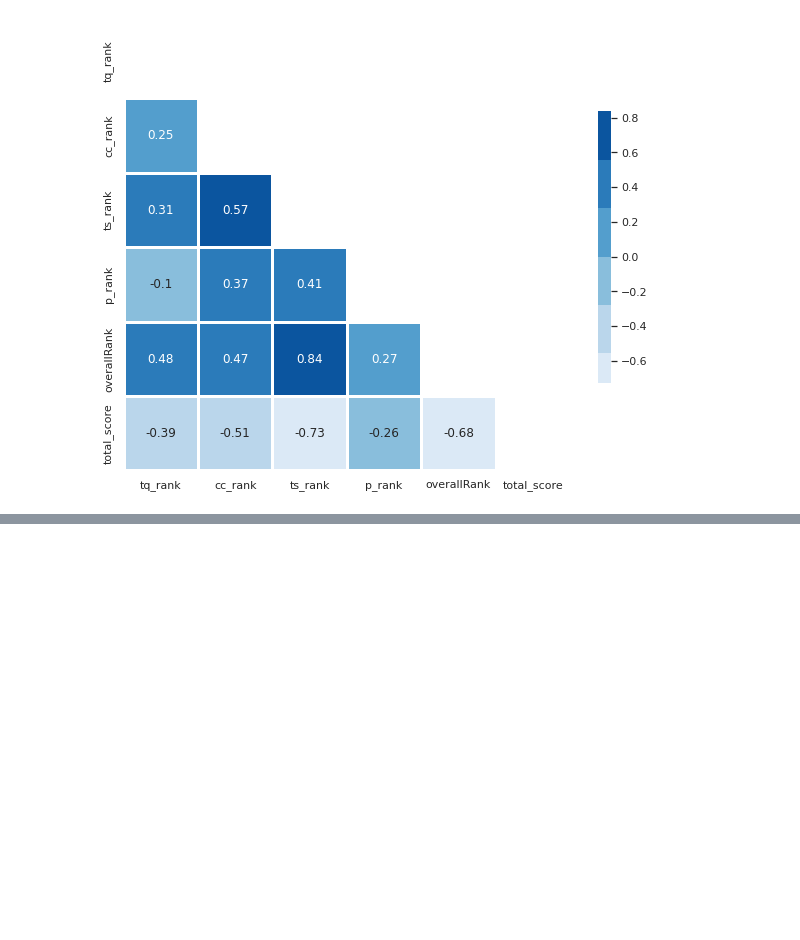
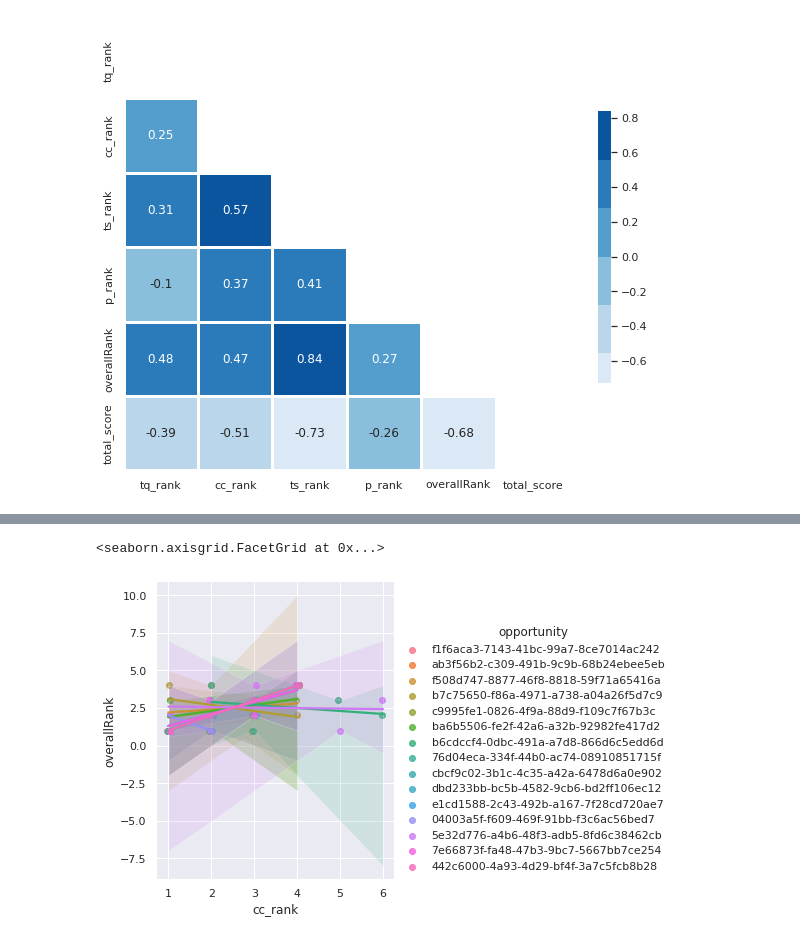
Before and after one commit to bdolor/sec-prediction, a Jupyter notebook: swu.ipynb, the cells around one changed output, grey strips where cells are left out. Drawn from its saved outputs; the diff is of its cells as text; code cells hidden in the pictures; blank space fills up the shorter version.

```diff
--- a/swu.ipynb
+++ b/swu.ipynb
@@ -355,0 +378,10 @@ df_sub.plot(x='tq_rank',y='overallRank', kind='scatter', figsize=(10,5));
+# %%
+# df_sub.plot(x='cc_rank', y='overallRank', kind='scatter', figsize=(5,5), color='blue');
+# plt.figure(figsize=(10,6))
+# sns.scatterplot(x='cc_rank',y='overallRank',hue='opportunity',data=df_sub)
+# plt.legend(bbox_to_anchor=(1.01, 1),borderaxespad=0)
+# plt.tight_layout()
+sns.lmplot(x='cc_rank',y='overallRank',hue='opportunity', data=df_sub,x_jitter=.05)
+# %% [output]
+<seaborn.axisgrid.FacetGrid at 0x...>
+[figure, added]
```
Also changed, not shown: parts of 17 cells of this notebook, 8 other files.
